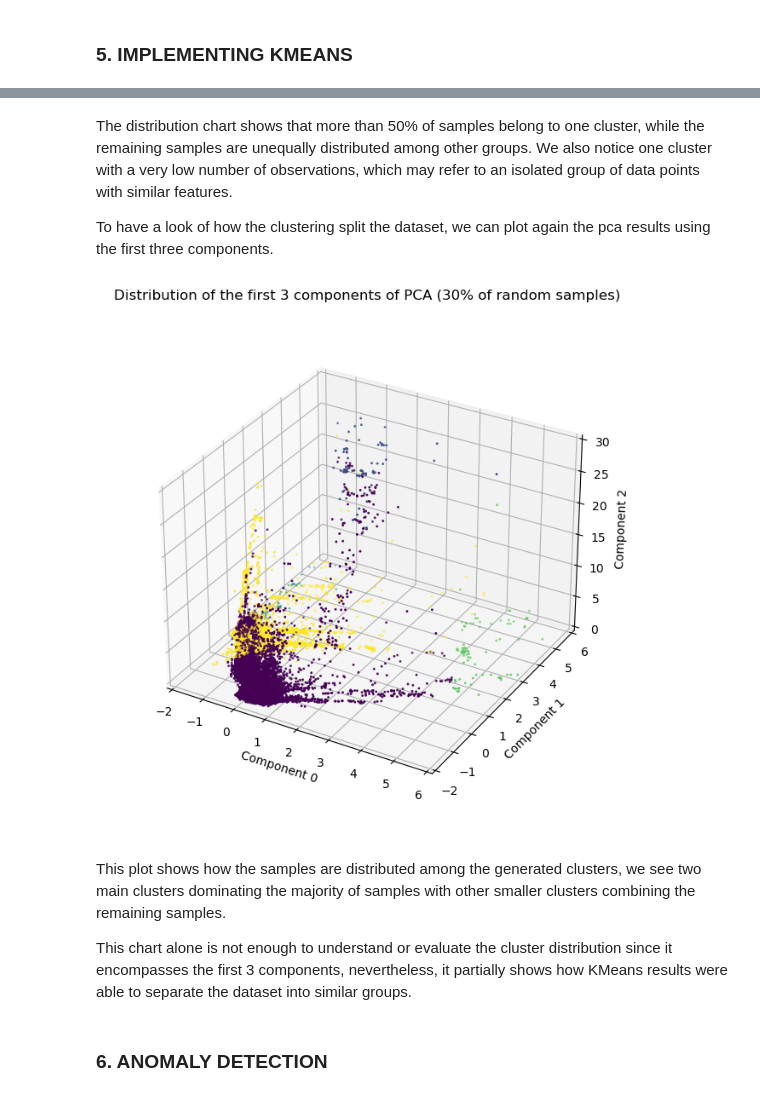
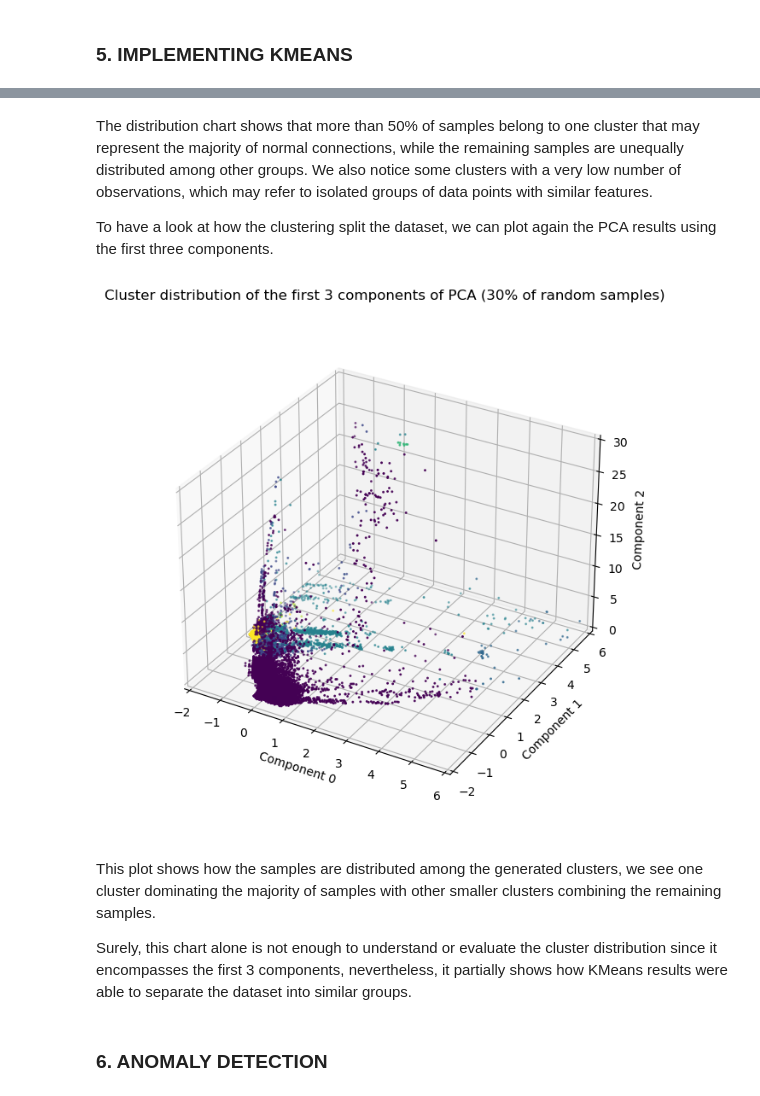
Before and after one commit to sinanw/ml-clustering-intrusion-detection, a Jupyter notebook: notebooks/3-data-analysis.ipynb, the cells around one changed output, grey strips where cells are left out. Drawn from its saved outputs; the diff is of its cells as text; code cells hidden in the pictures.

```diff
--- a/notebooks/3-data-analysis.ipynb
+++ b/notebooks/3-data-analysis.ipynb
@@ -201,7 +207,7 @@ As we know, deciding the number of clusters in the dataset is not an easy and st
 Elbow Method is a technique used to determine the optimal number of clusters (k) for a given dataset. The method involves running the KMeans clustering algorithm for a range of values of k and plotting the within-cluster sum of squares (WCSS) as a function of the number of clusters. The WCSS is a measure of the compactness of the clusters; it is the sum of the squared distances between each data point and the centroid of its assigned cluster.
 # %%
 # Set the range of k values
-min_k, max_k = (1,20)
+min_k, max_k = (1,40)
 
 # Initialize the within-cluster sum of squares vector
 wcss = []
@@ -243,12 +251,13 @@ As discussed in the previous step, the Elbow Method suggested a trade-off k valu
 # %%
 # Set the best k
-bestK = 5
+bestK = 10
 
 # Implement KMeans algorithm on our dataset using the best k value
-kmeans = KMeans(n_clusters=bestK, init='k-means++', max_iter=300, n_init=10, random_state=0)
+kmeans = KMeans(n_clusters=bestK, init='k-means++', max_iter=300, n_init=10)
 clusters = kmeans.fit_predict(data_pca)
 # %%
-# Add generated clusters to the dataset
-data_pca["cluster"] = clusters
+# Copy the data set and add generated clusters
+data_pca_with_cluster = data_pca.copy()
+data_pca_with_cluster["cluster"] = clusters
 # %%
 # Check sample distribution of generated clusters
@@ -262,11 +280,11 @@ Text(0, 0.5, 'Samples Count')
 # %% [markdown]
-The distribution chart shows that more than 50% of samples belong to one cluster, while the remaining samples are unequally distributed among other groups. We also notice one cluster with a very low number of observations, which may refer to an isolated group of data points with similar features.
+The distribution chart shows that more than 50% of samples belong to one cluster that may represent the majority of normal connections, while the remaining samples are unequally distributed among other groups. We also notice some clusters with a very low number of observations, which may refer to isolated groups of data points with similar features.
 
-To have a look of how the clustering split the dataset, we can plot again the pca results using the first three components.
+To have a look at how the clustering split the dataset, we can plot again the PCA results using the first three components.
 # %%
 # Randomly sample a fraction of the data
-sample_fraction = 0.3
-data_pca_sampled = data_pca.sample(frac=sample_fraction)
+sample_fraction = 0.20
+data_pca_sampled = data_pca_with_cluster.sample(frac=sample_fraction)
 
 # Define limits for the plot
 x_limit = [-2, 6]
@@ -275,39 +293,40 @@ z_limit = [0, 30]
 
 # Filter data based on limits
 data_pca_filtered = data_pca_sampled[
     (data_pca_sampled['pca0'] >= x_limit[0]) & (data_pca_sampled['pca0'] <= x_limit[1]) &
     (data_pca_sampled['pca1'] >= y_limit[0]) & (data_pca_sampled['pca1'] <= y_limit[1]) &
     (data_pca_sampled['pca2'] >= z_limit[0]) & (data_pca_sampled['pca2'] <= z_limit[1])
 ]
 
 # Create a 3D scatter plot
 fig = plt.figure(figsize = (8, 8))
 ax = plt.axes(projection ="3d")
 
 # Scatter plot with filtered data
 ax.scatter3D(data_pca_filtered["pca0"], data_pca_filtered["pca1"], data_pca_filtered["pca2"], marker='.', s=5, c=data_pca_filtered["cluster"])
 
 # Set title for the plot
-plt.title("Distribution of the first 3 components of PCA (30% of random samples)")
+plt.title("Cluster distribution of the first 3 components of PCA (30% of random samples)")
 
 # Set labels for axes
 ax.set_xlabel("Component 0")
 ax.set_ylabel("Component 1")
 ax.set_zlabel("Component 2")
 
 # Set limits for the plot
 ax.set_xlim(x_limit)
 ax.set_ylim(y_limit)
 ax.set_zlim(z_limit)
 
+# Show the plot
 ax.set_box_aspect(aspect=None, zoom=.9)
 plt.show()
 # %% [output]
-[figure, old version]
+[figure, new version]
 # %% [markdown]
-This plot shows how the samples are distributed among the generated clusters, we see two main clusters dominating the majority of samples with other smaller clusters combining the remaining samples.
+This plot shows how the samples are distributed among the generated clusters, we see one cluster dominating the majority of samples with other smaller clusters combining the remaining samples.
 
-This chart alone is not enough to understand or evaluate the cluster distribution since it encompasses the first 3 components, nevertheless, it partially shows how KMeans results were able to separate the dataset into similar groups.
+Surely, this chart alone is not enough to understand or evaluate the cluster distribution since it encompasses the first 3 components, nevertheless, it partially shows how KMeans results were able to separate the dataset into similar groups.
 # %% [markdown]
 ### 6. ANOMALY DETECTION
 # %% [markdown]
```
Also changed, not shown: parts of 22 cells of this notebook.
